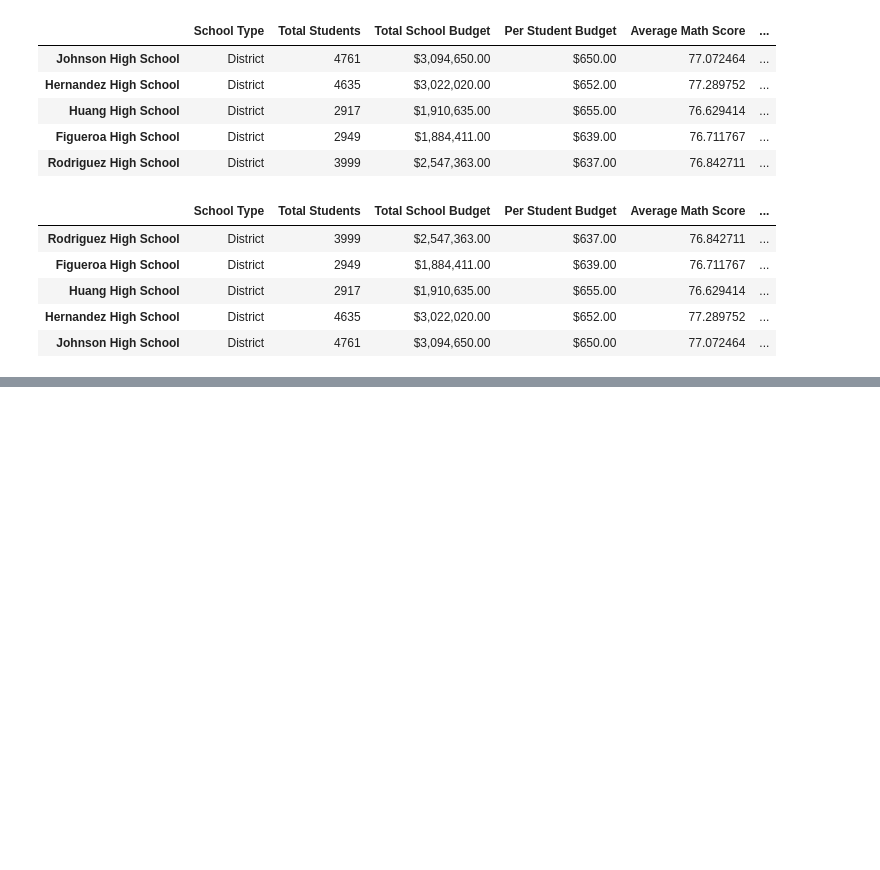
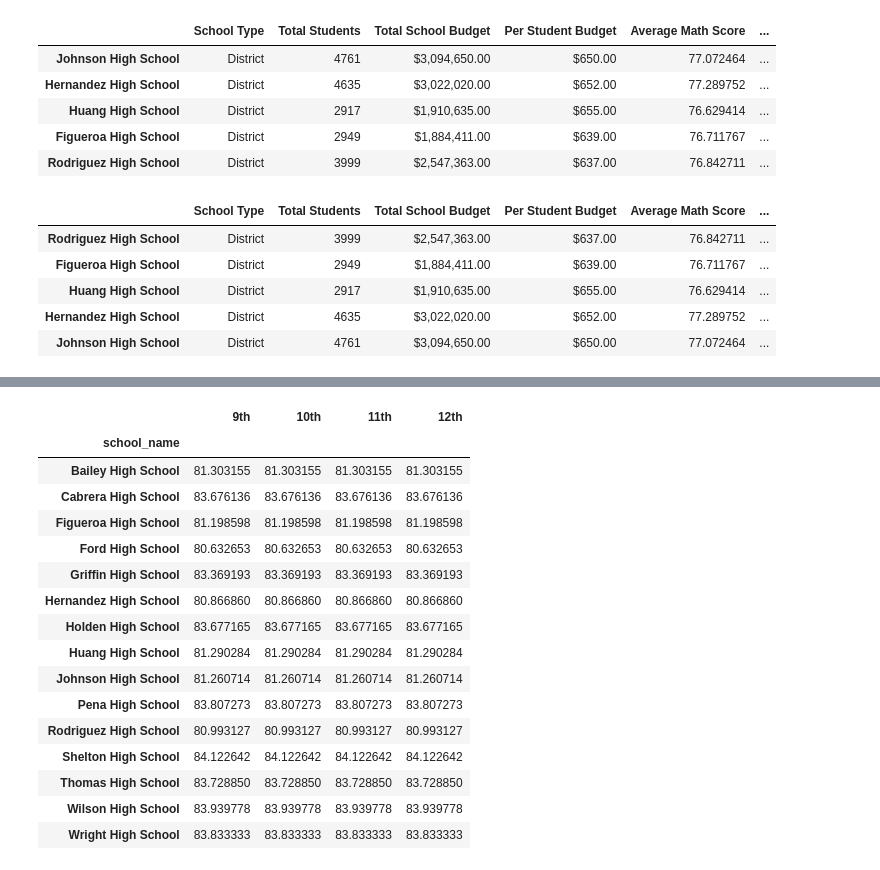
Before and after one commit to IIrazoque/School_District_Analysis, a Jupyter notebook: PyCitySchools.ipynb, the cells around one changed output, grey strips where cells are left out. Drawn from its saved outputs; the diff is of its cells as text; code cells hidden in the pictures; blank space fills up the shorter version.

```diff
--- a/PyCitySchools.ipynb
+++ b/PyCitySchools.ipynb
@@ -859,0 +910,9 @@ bottom_schools.head()
+# %%
+#group each grade level DF by the school for the average reading score
+ninth_grade_reading_scores = ninth_graders.groupby(["school_name"]).mean()["reading_score"]
+
+tenth_grade_reading_scores = tenth_graders.groupby(["school_name"]).mean()["reading_score"]
+
+eleventh_grade_reading_scores = eleventh_graders.groupby(["school_name"]).mean()["reading_score"]
+
+twelfth_grade_reading_scores = twelfth_graders.groupby(["school_name"]).mean()["reading_score"]
@@ -859,0 +976,27 @@ bottom_schools.head()
+# %%
+#Combine each grade level Series for average reading scores by school into a single DataFrame
+reading_scores_by_grade = pd.DataFrame({
+                    "9th": ninth_grade_reading_scores,
+                    "10th": ninth_grade_reading_scores,
+                    "11th": ninth_grade_reading_scores,
+                    "12th": ninth_grade_reading_scores})
+
+reading_scores_by_grade
+# %% [output]
+|  | 9th | 10th | 11th | 12th |
+| school_name |  |  |  |  |
+| Bailey High School | 81.303155 | 81.303155 | 81.303155 | 81.303155 |
+| Cabrera High School | 83.676136 | 83.676136 | 83.676136 | 83.676136 |
+| Figueroa High School | 81.198598 | 81.198598 | 81.198598 | 81.198598 |
+| Ford High School | 80.632653 | 80.632653 | 80.632653 | 80.632653 |
+| Griffin High School | 83.369193 | 83.369193 | 83.369193 | 83.369193 |
+| Hernandez High School | 80.866860 | 80.866860 | 80.866860 | 80.866860 |
+| Holden High School | 83.677165 | 83.677165 | 83.677165 | 83.677165 |
+| Huang High School | 81.290284 | 81.290284 | 81.290284 | 81.290284 |
+| Johnson High School | 81.260714 | 81.260714 | 81.260714 | 81.260714 |
+| Pena High School | 83.807273 | 83.807273 | 83.807273 | 83.807273 |
+| Rodriguez High School | 80.993127 | 80.993127 | 80.993127 | 80.993127 |
+| Shelton High School | 84.122642 | 84.122642 | 84.122642 | 84.122642 |
+| Thomas High School | 83.728850 | 83.728850 | 83.728850 | 83.728850 |
+| Wilson High School | 83.939778 | 83.939778 | 83.939778 | 83.939778 |
+| Wright High School | 83.833333 | 83.833333 | 83.833333 | 83.833333 |
```
Also changed, not shown: parts of 10 cells of this notebook, 1 other file.
